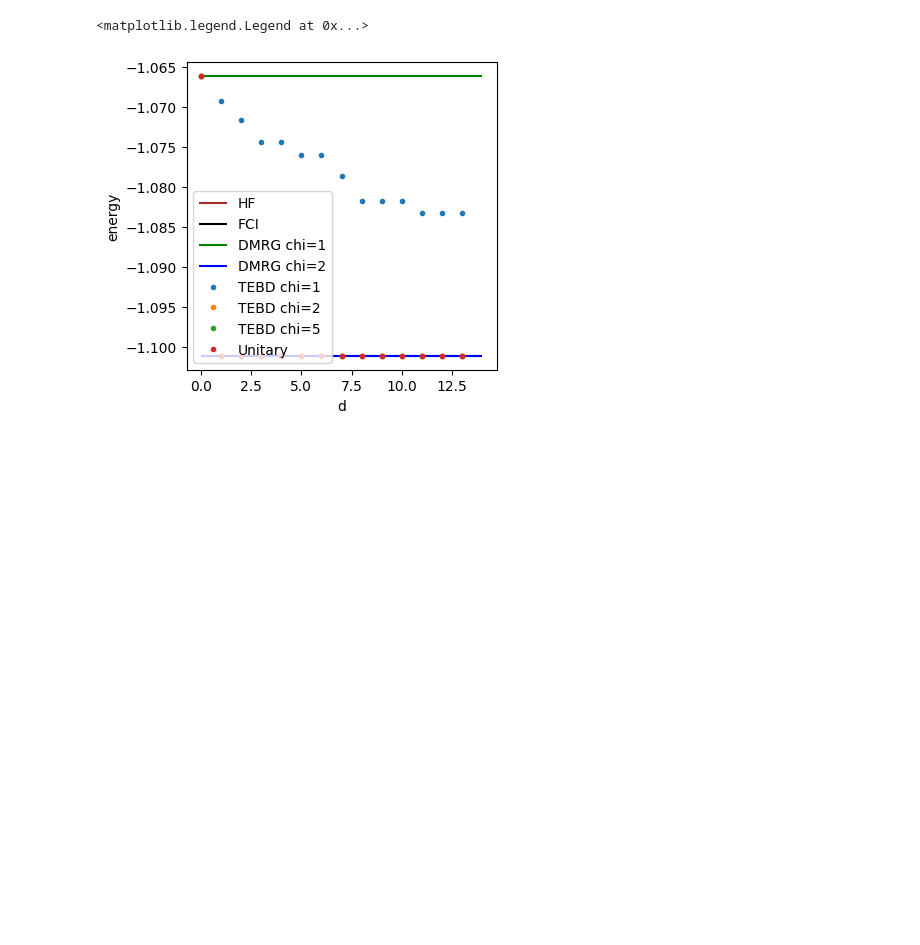
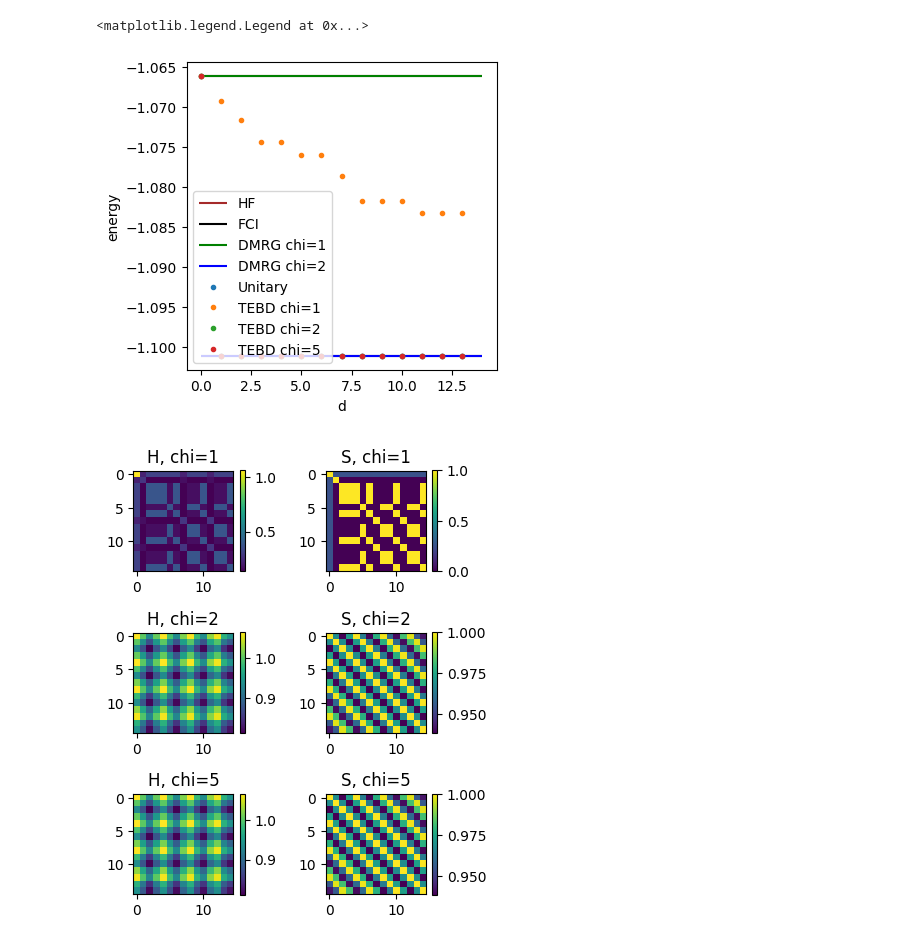
Before and after one commit to bdalfavero/RealTimeKrylov, a Jupyter notebook: hydrogen_plot.ipynb, the cells around one changed output. Cells and saved outputs as stored; diff of their text form; code cells hidden in the pictures; blank space fills up the shorter version.

Commit message:
Made heatmaps of the H and S matrices.

```diff
--- a/hydrogen_plot.ipynb
+++ b/hydrogen_plot.ipynb
@@ -26,12 +26,24 @@ ax2.hlines(fci_energy, 0., tebd_energies.shape[1], colors=["black"], label="FCI"
 dmrg_colors = ["green", "blue"]
 for i, (chi, dmrg_energy) in enumerate(zip(dmrg_bond_dims, dmrg_energies)):
     ax2.hlines(dmrg_energy, 0., tebd_energies.shape[1], dmrg_colors[i], label=f"DMRG chi={chi}")
+ax2.plot(energies_u, '.', label="Unitary")
 for i, chi in enumerate(tebd_bond_dims):
     ax2.plot(tebd_energies[i, :], '.', label=f"TEBD chi={chi}")
-ax2.plot(energies_u, '.', label="Unitary")
 ax2.set_ylabel("energy")
 ax2.set_xlabel("d")
 ax2.legend(loc="lower left")
 # %% [output]
 <matplotlib.legend.Legend at 0x...>
-[figure, old version]
+[figure, new version]
+# %%
+fig3, ax3 = plt.subplots(len(tebd_bond_dims), 2, figsize=(4, 5))
+for i, chi in enumerate(tebd_bond_dims):
+    im1 = ax3[i, 0].imshow(np.abs(tebd_all_h[i, :, :]))
+    ax3[i, 0].set_title(f"H, chi={chi}")
+    im2 = ax3[i, 1].imshow(np.abs(tebd_all_s[i, :, :]))
+    ax3[i, 1].set_title(f"S, chi={chi}")
+    fig3.colorbar(im1)
+    fig3.colorbar(im2)
+fig3.tight_layout()
+# %% [output]
+[figure, added]
```
